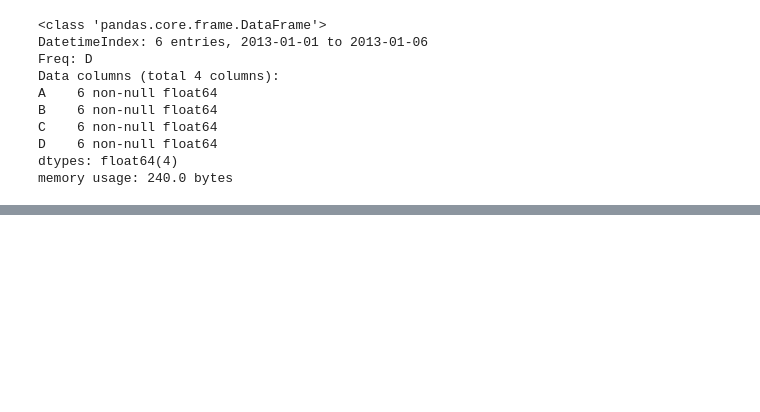
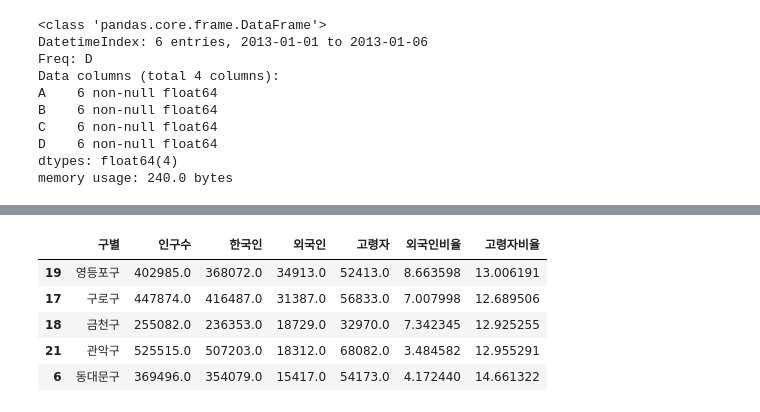
Before and after one commit to lemontia/DataScienceBook, a Jupyter notebook: main.ipynb, the cells around one changed output, grey strips where cells are left out. Cells and saved outputs as stored; diff of their text form; code cells hidden in the pictures; blank space fills up the shorter version.

```diff
--- a/main.ipynb
+++ b/main.ipynb
@@ -207,0 +461,9 @@ Name: 2013-01-01 00:00:00, dtype: float64
+# %%
+pop_seoul.sort_values(by='외국인', ascending=False).head(5)
+# %% [output]
+|  | 구별 | 인구수 | 한국인 | 외국인 | 고령자 | 외국인비율 | 고령자비율 |
+| 19 | 영등포구 | 402985.0 | 368072.0 | 34913.0 | 52413.0 | 8.663598 | 13.006191 |
+| 17 | 구로구 | 447874.0 | 416487.0 | 31387.0 | 56833.0 | 7.007998 | 12.689506 |
+| 18 | 금천구 | 255082.0 | 236353.0 | 18729.0 | 32970.0 | 7.342345 | 12.925255 |
+| 21 | 관악구 | 525515.0 | 507203.0 | 18312.0 | 68082.0 | 3.484582 | 12.955291 |
+| 6 | 동대문구 | 369496.0 | 354079.0 | 15417.0 | 54173.0 | 4.172440 | 14.661322 |
```
Also changed, not shown: parts of 45 cells of this notebook.
